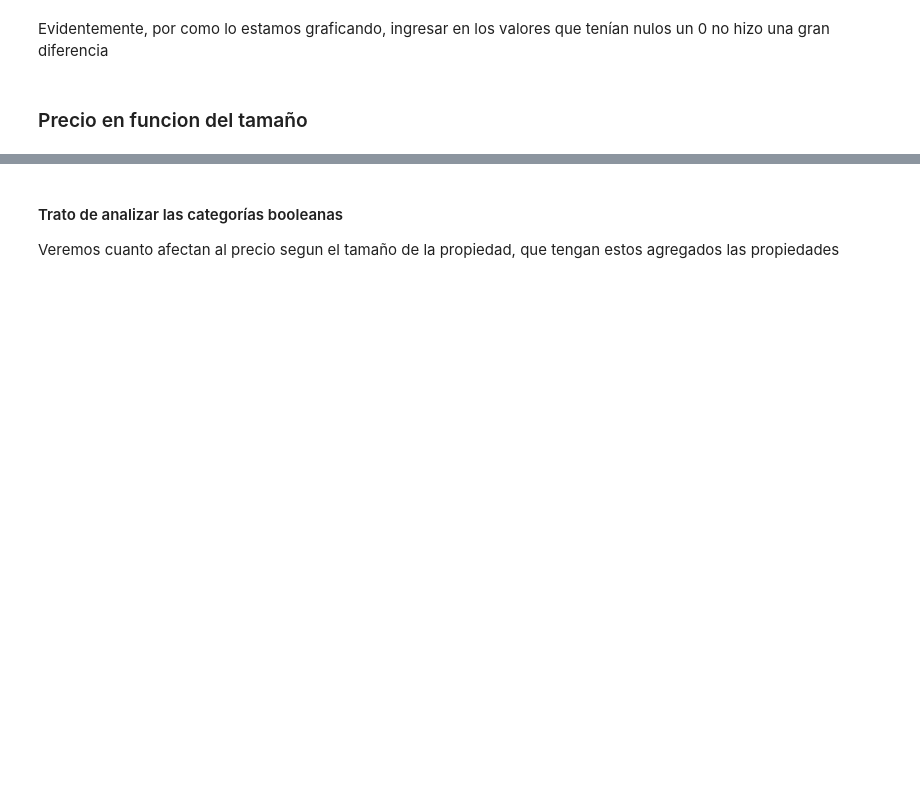
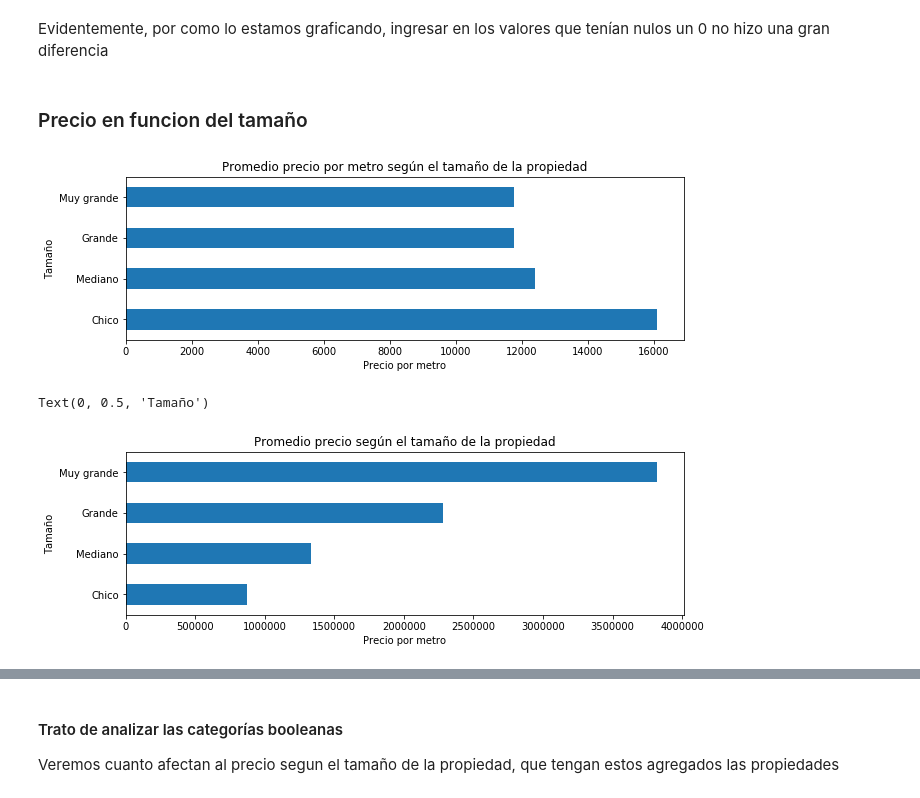
Before and after one commit to Manuel-Sturla/TP1-Datos, a Jupyter notebook: Analsis_metros.ipynb, the cells around one changed output, grey strips where cells are left out. Saved outputs shown, nothing was run; the diff lists cells and outputs as text; code cells hidden in the pictures; blank space fills up the shorter version.

Commit message:
Actualizo algunos graficos del analisis de metros

```diff
--- a/Analsis_metros.ipynb
+++ b/Analsis_metros.ipynb
@@ -301,17 +395,23 @@ Evidentemente, por como lo estamos graficando, ingresar en los valores que tení
 # %%
 plt.figure(figsize=(10,3))
 df_metros_arreglados["precioxmetro"] = df_metros_arreglados["precio"] / df_metros_arreglados["metrostotales"]
-g = df_metros_arreglados.groupby(["clasif_tamanio"]).agg({"precioxmetro":np.mean})["precioxmetro"].plot(kind="barh")
+precioxmetro_tamanio = df_metros_arreglados.groupby(["clasif_tamanio"]).agg({"precioxmetro":np.mean})
+g = precioxmetro_tamanio.reindex(["Chico", "Mediano", "Grande", "Muy grande"])["precioxmetro"].plot(kind="barh")
 plt.title("Promedio precio por metro según el tamaño de la propiedad")
 g.set_xlabel("Precio por metro")
 g.set_ylabel("Tamaño")
 plt.show()
 plt.figure(figsize=(10,3))
 
-h = df_metros_arreglados.groupby(["clasif_tamanio"]).agg({"precio":np.mean})["precio"].plot(kind="barh")
+h = df_metros_arreglados.groupby(["clasif_tamanio"]).agg({"precio":np.mean})\
+    .reindex(["Chico", "Mediano", "Grande", "Muy grande"])["precio"].plot(kind="barh")
 plt.title("Promedio precio según el tamaño de la propiedad")
 h.set_xlabel("Precio por metro")
 h.set_ylabel("Tamaño")
+# %% [output]
+[figure, added]
+Text(0, 0.5, 'Tamaño')
+[figure, added]
 # %%
 metros_banios_precio = df_metros_arreglados[["metrostotales", "banos","clasif_tamanio" , "habitaciones","precio"]].copy().dropna(inplace=False)
 metros_banios_precio.head()
```
Also changed, not shown: parts of 40 cells of this notebook.
